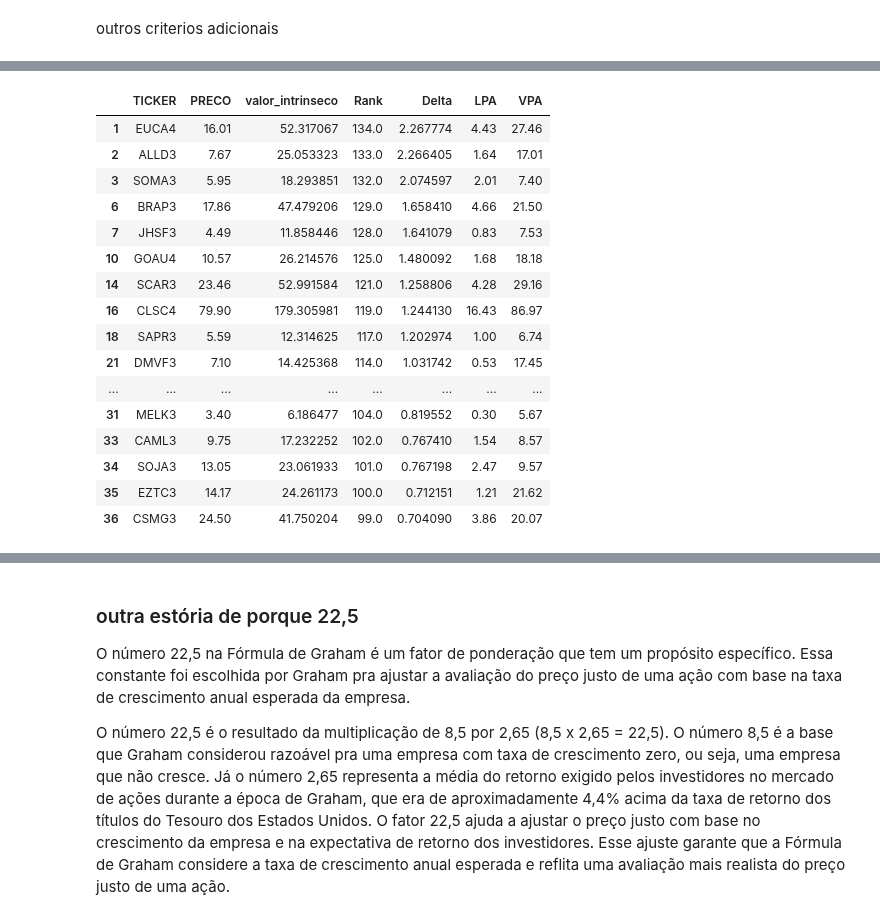
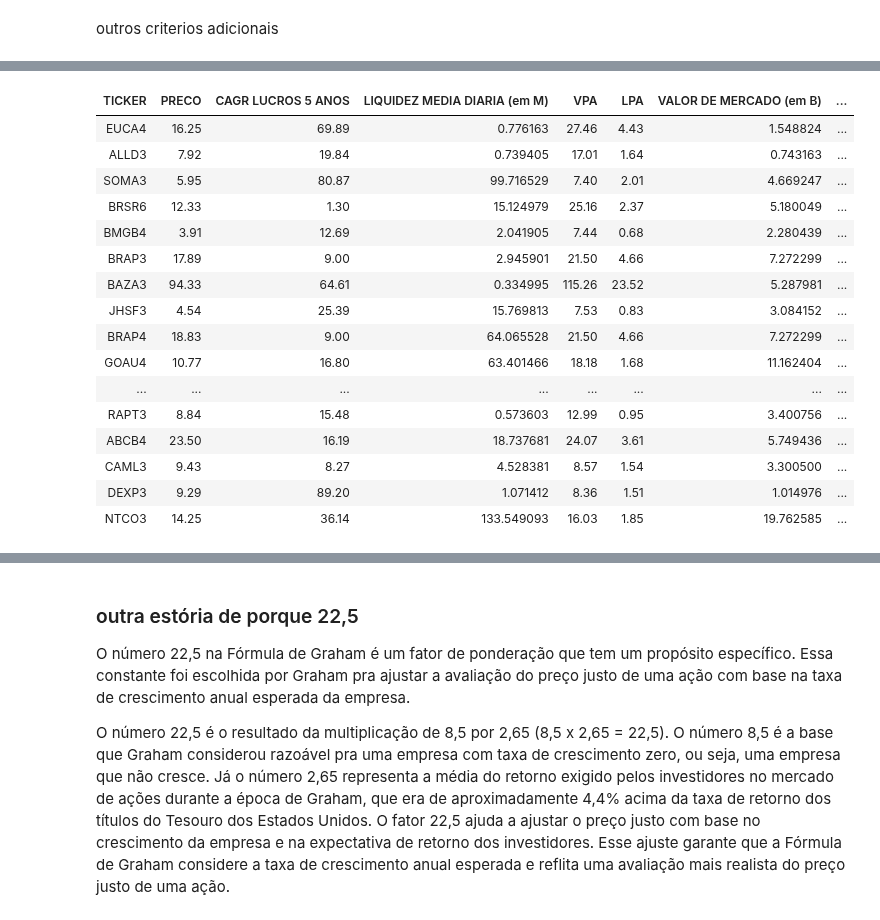
Before and after one commit to BDonadelli/Finance-playground, a Jupyter notebook: CART_graham.ipynb, the cells around one changed output, grey strips where cells are left out. Drawn from its saved outputs; the diff is of its cells as text; code cells hidden in the pictures.

```diff
--- a/CART_graham.ipynb
+++ b/CART_graham.ipynb
@@ -128,22 +143,23 @@ top20
-# %%
-df_limpo =  df_limpo[(fundsSI['DIVIDA LIQUIDA / EBIT'] < 3.1) ]
-top20 = df_limpo[['TICKER','PRECO' , 'valor_intrinseco' , 'Rank' , 'Delta' , ' LPA' , ' VPA' ]].head(20)
-top20
-# %% [output]
-|  | TICKER | PRECO | valor_intrinseco | Rank | Delta | LPA | VPA |
-| 1 | EUCA4 | 16.01 | 52.317067 | 134.0 | 2.267774 | 4.43 | 27.46 |
-| 2 | ALLD3 | 7.67 | 25.053323 | 133.0 | 2.266405 | 1.64 | 17.01 |
-| 3 | SOMA3 | 5.95 | 18.293851 | 132.0 | 2.074597 | 2.01 | 7.40 |
-| 6 | BRAP3 | 17.86 | 47.479206 | 129.0 | 1.658410 | 4.66 | 21.50 |
-| 7 | JHSF3 | 4.49 | 11.858446 | 128.0 | 1.641079 | 0.83 | 7.53 |
-| 10 | GOAU4 | 10.57 | 26.214576 | 125.0 | 1.480092 | 1.68 | 18.18 |
-| 14 | SCAR3 | 23.46 | 52.991584 | 121.0 | 1.258806 | 4.28 | 29.16 |
-| 16 | CLSC4 | 79.90 | 179.305981 | 119.0 | 1.244130 | 16.43 | 86.97 |
-| 18 | SAPR3 | 5.59 | 12.314625 | 117.0 | 1.202974 | 1.00 | 6.74 |
-| 21 | DMVF3 | 7.10 | 14.425368 | 114.0 | 1.031742 | 0.53 | 17.45 |
-| ... | ... | ... | ... | ... | ... | ... | ... |
-| 31 | MELK3 | 3.40 | 6.186477 | 104.0 | 0.819552 | 0.30 | 5.67 |
-| 33 | CAML3 | 9.75 | 17.232252 | 102.0 | 0.767410 | 1.54 | 8.57 |
-| 34 | SOJA3 | 13.05 | 23.061933 | 101.0 | 0.767198 | 2.47 | 9.57 |
-| 35 | EZTC3 | 14.17 | 24.261173 | 100.0 | 0.712151 | 1.21 | 21.62 |
-| 36 | CSMG3 | 24.50 | 41.750204 | 99.0 | 0.704090 | 3.86 | 20.07 |
+# %%
+'''
+P/L > 0
+'''
+b_print(fundsSI[fundsSI['P/L'] > 0][colunas_exibidas])
+# %% [output]
+| TICKER | PRECO | CAGR LUCROS 5 ANOS | LIQUIDEZ MEDIA DIARIA (em M) | VPA | LPA | VALOR DE MERCADO (em B) | ... |
+| EUCA4 | 16.25 | 69.89 | 0.776163 | 27.46 | 4.43 | 1.548824 | ... |
+| ALLD3 | 7.92 | 19.84 | 0.739405 | 17.01 | 1.64 | 0.743163 | ... |
+| SOMA3 | 5.95 | 80.87 | 99.716529 | 7.40 | 2.01 | 4.669247 | ... |
+| BRSR6 | 12.33 | 1.30 | 15.124979 | 25.16 | 2.37 | 5.180049 | ... |
+| BMGB4 | 3.91 | 12.69 | 2.041905 | 7.44 | 0.68 | 2.280439 | ... |
+| BRAP3 | 17.89 | 9.00 | 2.945901 | 21.50 | 4.66 | 7.272299 | ... |
+| BAZA3 | 94.33 | 64.61 | 0.334995 | 115.26 | 23.52 | 5.287981 | ... |
+| JHSF3 | 4.54 | 25.39 | 15.769813 | 7.53 | 0.83 | 3.084152 | ... |
+| BRAP4 | 18.83 | 9.00 | 64.065528 | 21.50 | 4.66 | 7.272299 | ... |
+| GOAU4 | 10.77 | 16.80 | 63.401466 | 18.18 | 1.68 | 11.162404 | ... |
+| ... | ... | ... | ... | ... | ... | ... | ... |
+| RAPT3 | 8.84 | 15.48 | 0.573603 | 12.99 | 0.95 | 3.400756 | ... |
+| ABCB4 | 23.50 | 16.19 | 18.737681 | 24.07 | 3.61 | 5.749436 | ... |
+| CAML3 | 9.43 | 8.27 | 4.528381 | 8.57 | 1.54 | 3.300500 | ... |
+| DEXP3 | 9.29 | 89.20 | 1.071412 | 8.36 | 1.51 | 1.014976 | ... |
+| NTCO3 | 14.25 | 36.14 | 133.549093 | 16.03 | 1.85 | 19.762585 | ... |
```
Also changed, not shown: parts of 9 cells of this notebook, 4 other files.
